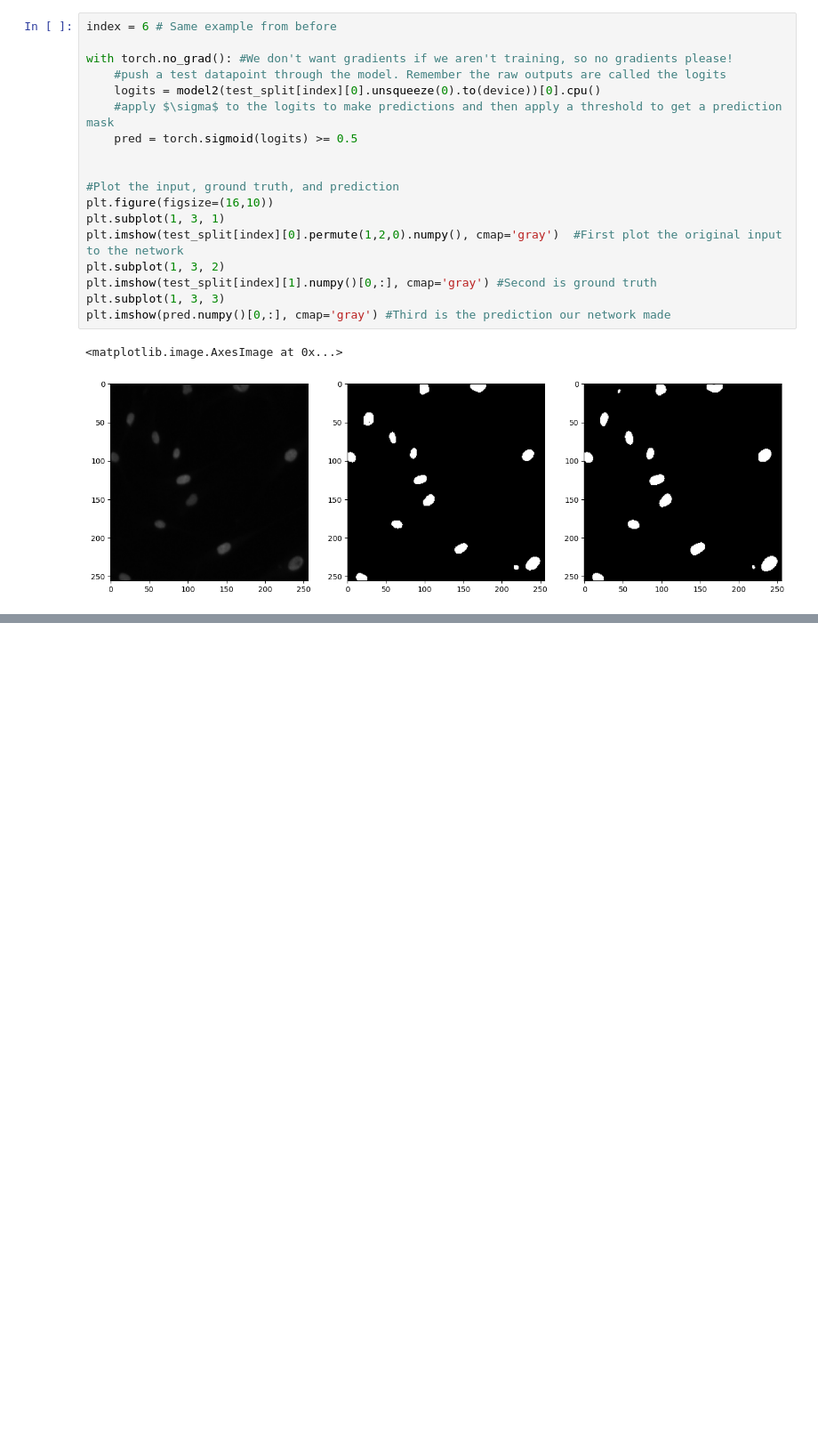
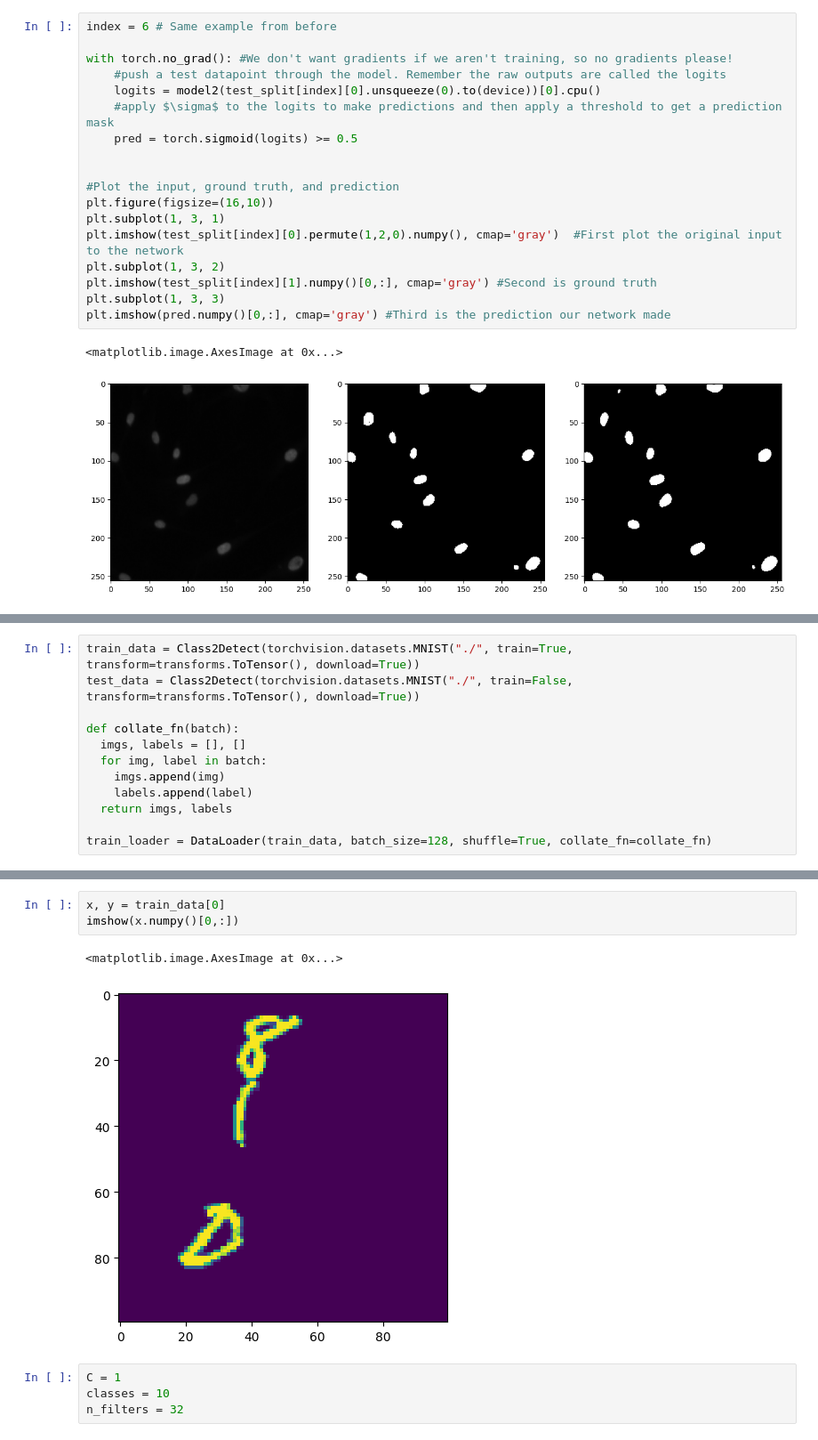
Before and after one commit to hardy500/experiments, a Jupyter notebook: books/inside_dl/ch8.ipynb, the cells around one changed output, grey strips where cells are left out. Shown at 89% size. Cells and saved outputs as stored; diff of their text form; blank space fills up the shorter version.

```diff
--- a/books/inside_dl/ch8.ipynb
+++ b/books/inside_dl/ch8.ipynb
@@ -212,0 +350,12 @@ plt.imshow(pred.numpy()[0,:], cmap='gray') #Third is the prediction our network
+# %%
+train_data = Class2Detect(torchvision.datasets.MNIST("./", train=True, transform=transforms.ToTensor(), download=True))
+test_data = Class2Detect(torchvision.datasets.MNIST("./", train=False, transform=transforms.ToTensor(), download=True))
+
+def collate_fn(batch):
+  imgs, labels = [], []
+  for img, label in batch:
+    imgs.append(img)
+    labels.append(label)
+  return imgs, labels
+
+train_loader = DataLoader(train_data, batch_size=128, shuffle=True, collate_fn=collate_fn)
@@ -212,0 +378,10 @@ plt.imshow(pred.numpy()[0,:], cmap='gray') #Third is the prediction our network
+# %%
+x, y = train_data[0]
+imshow(x.numpy()[0,:])
+# %% [output]
+<matplotlib.image.AxesImage at 0x...>
+[figure, added]
+# %%
+C = 1
+classes = 10
+n_filters = 32
```
Also changed, not shown: parts of 18 cells of this notebook, 1 other file.
